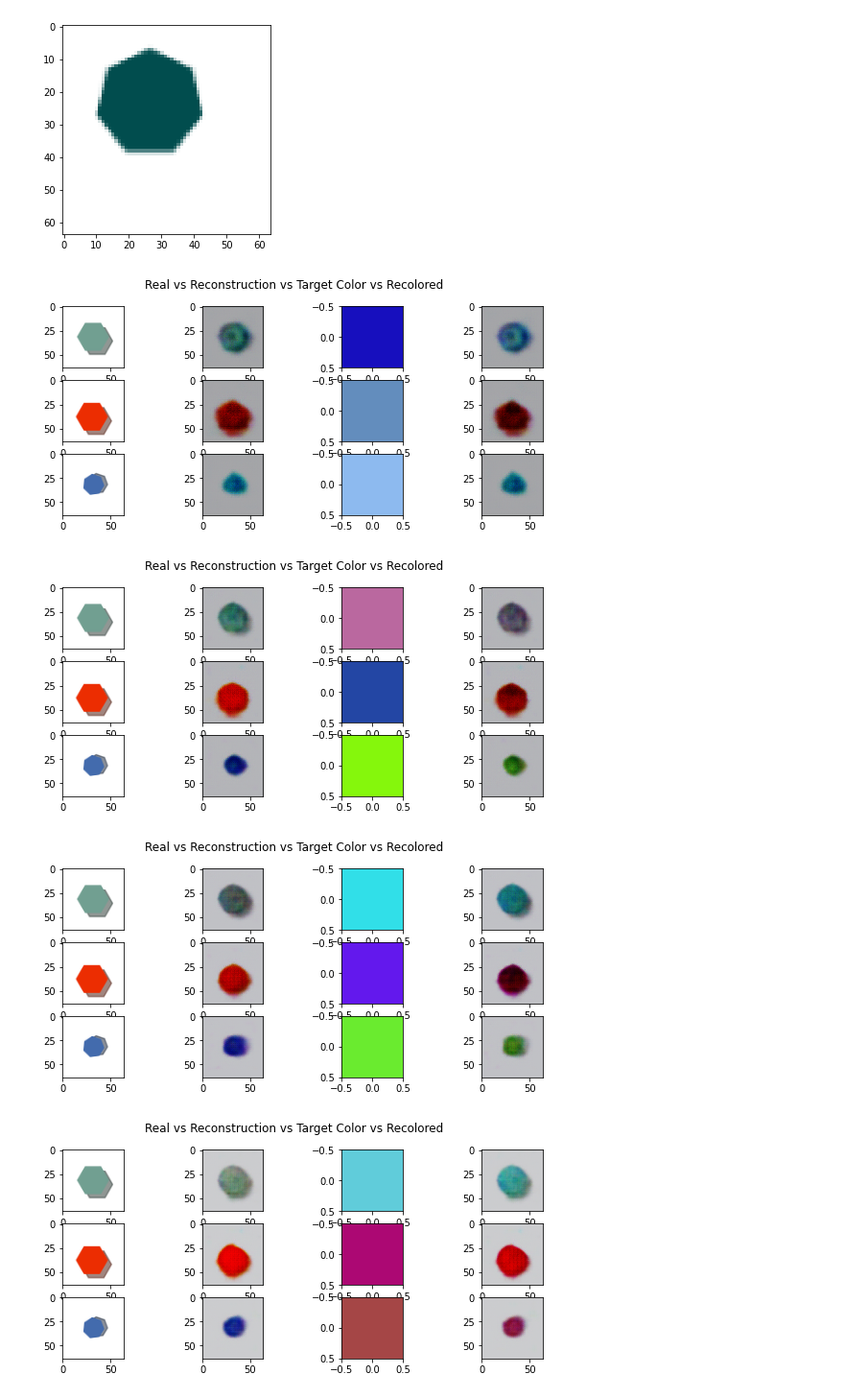
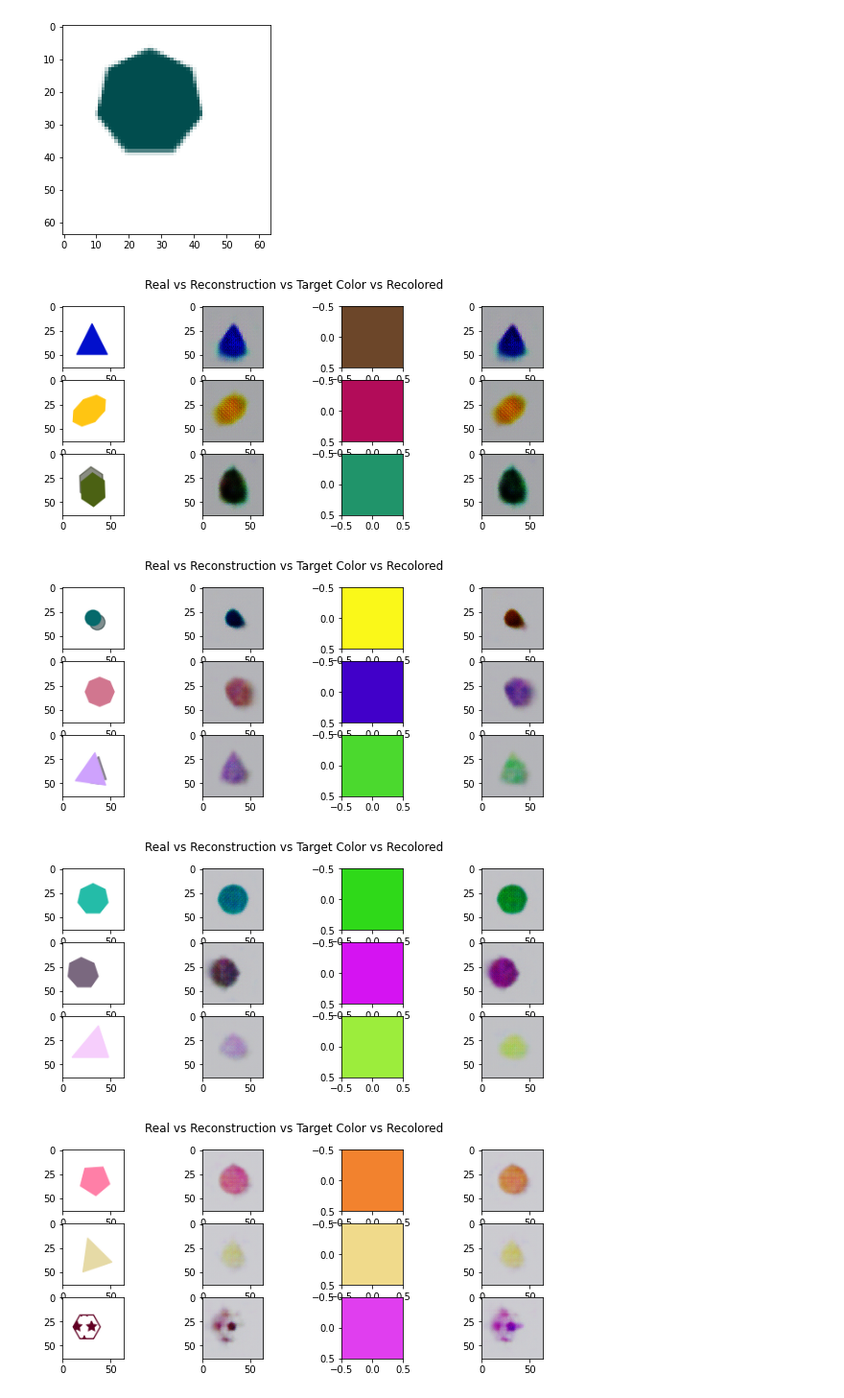
Before and after one commit to thomaslu2000/vae-latent-text-alignment, a Jupyter notebook: FeatureVAE.ipynb, the cells around one changed output. Shown at 96% size. Saved outputs shown, nothing was run; the diff lists cells and outputs as text; code cells hidden in the pictures.

```diff
--- a/FeatureVAE.ipynb
+++ b/FeatureVAE.ipynb
@@ -13,7 +13,7 @@ from tqdm import tqdm
 
 from sklearn.model_selection import train_test_split
 # %%
-z_dim = 16
+z_dim = 12
 beta = 2
 
 num_epochs = 50
@@ -90,7 +90,7 @@ net = net.to(device)
 optimizer = torch.optim.AdamW(net.parameters(), lr=lr)
 
 train_dataloader = DataLoader(DatasetWrapper(train, train_meta), batch_size=batch_size, shuffle=True)
-valid_dataloader = DataLoader(DatasetWrapper(valid, valid_meta), batch_size=batch_size, shuffle=False)
+valid_dataloader = DataLoader(DatasetWrapper(valid, valid_meta), batch_size=batch_size, shuffle=True)
 
 num_batches = len(train_dataloader)
 num_valid_batches = len(valid_dataloader)
@@ -143,34 +143,34 @@ for epoch in range(1, 1+num_epochs):
                         for j in range(num_displays):
                             displays.append((
                                 x[j].permute(1, 2, 0).cpu().numpy(),
                                 recon[j].permute(1, 2, 0).cpu().numpy(),
                                 rand_colors[j].cpu().numpy()[None, None, :],
                                 recon2[j].permute(1, 2, 0).cpu().numpy()
                             )
                             )
 
                 if avg_valid_loss < best_valid:
                     torch.save(net, f'models/{beta}-featurevae-{z_dim}dim')
                     best_valid = avg_valid_loss
 
                 valid_losses.append(avg_valid_loss)
 
                 if idx == num_batches:
                     fig, axes = plt.subplots(num_displays, 4)
                     fig.suptitle('Real vs Reconstruction vs Target Color vs Recolored')
                     fig.set_size_inches(10, 4)
                     for ax, im in zip(axes, displays):
                         for axi, imi in zip(ax, im):
                             axi.imshow(imi)
                     plt.show()
             net.train()
 
 
             pbar.set_description(f"Epoch {epoch} | train loss {total_loss / idx:.2f}" + \
                                 f" | valid loss {avg_valid_loss:.2f}")
             train_losses.append(total_loss / idx)
 # %% [output]
-[figure, old version]
+[figure, new version]
-[figure, old version]
+[figure, new version]
-[figure, old version]
+[figure, new version]
-[figure, old version]
+[figure, new version]
```
Also changed, not shown: parts of 1 cell of this notebook.
